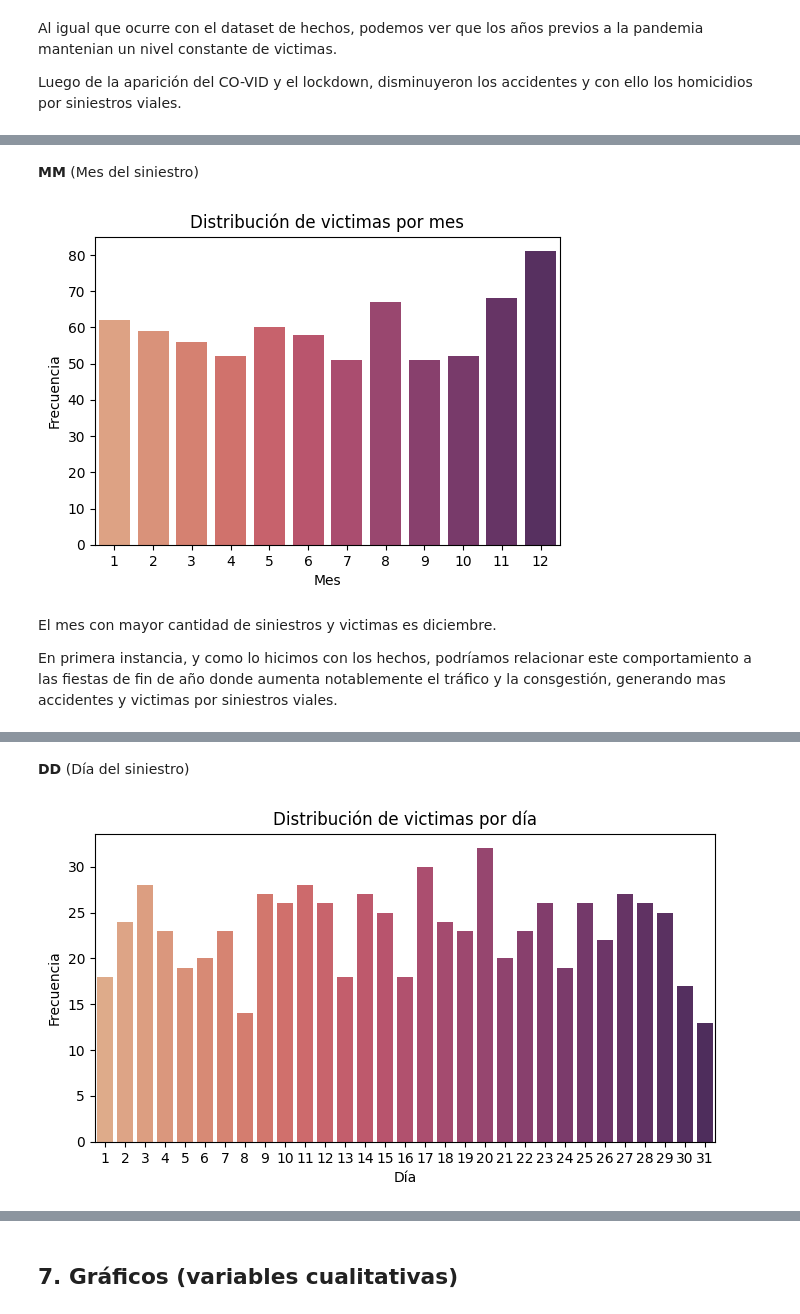
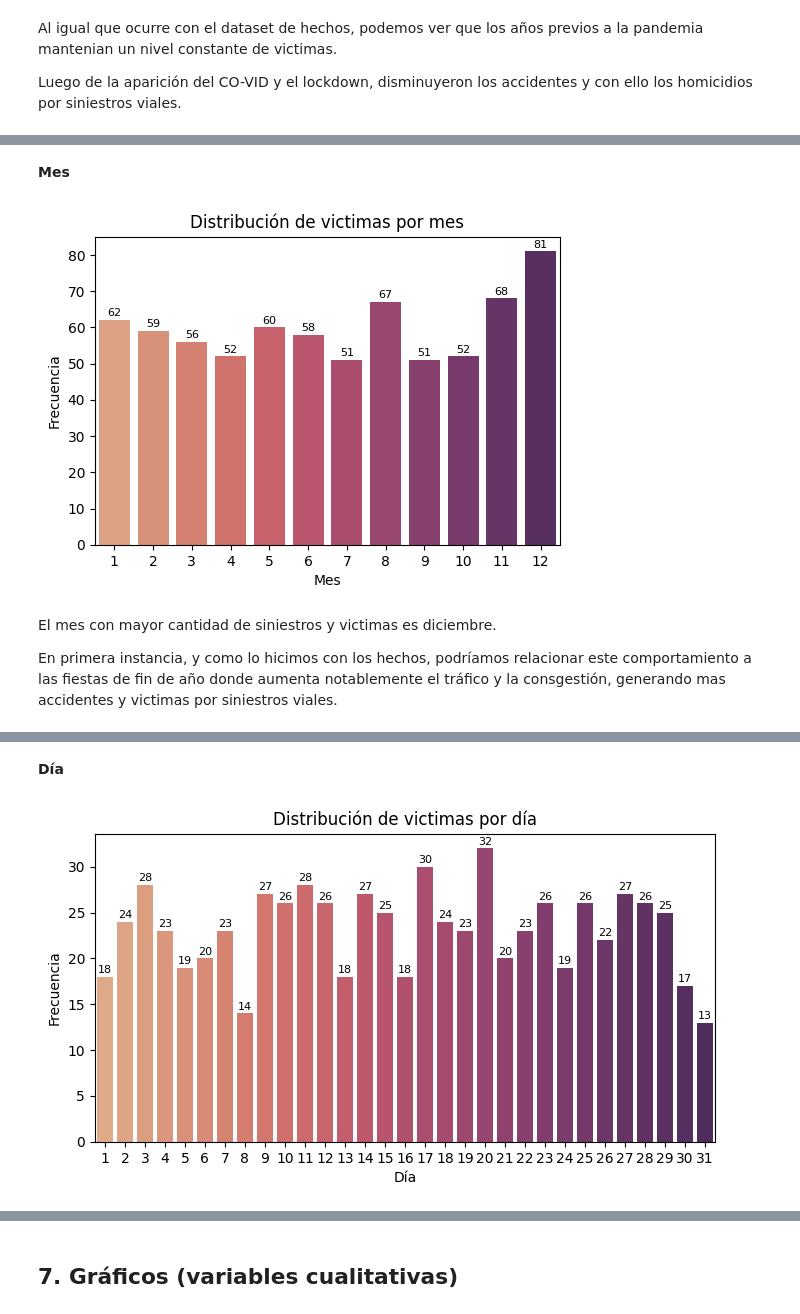
Before and after one commit to JPBertonee/PI_DA_Henry, a Jupyter notebook: EDA_Victimas.ipynb, the cells around one changed output, grey strips where cells are left out. Drawn from its saved outputs; the diff is of its cells as text; code cells hidden in the pictures.

```diff
--- a/EDA_Victimas.ipynb
+++ b/EDA_Victimas.ipynb
@@ -94,6 +92,17 @@ df.columns
 Index(['ID_hecho', 'FECHA', 'AAAA', 'MM', 'DD', 'ROL', 'VICTIMA', 'SEXO',
        'EDAD', 'FECHA_FALLECIMIENTO'],
       dtype='object')
+# %%
+# Se coloca la primera en mayúscula
+df.columns = [x.capitalize() for x in df.columns]
+# Se reemplazan los guiones por espacios
+df.columns = df.columns.str.replace('_', ' ')
+# Se renombran algunas columnas
+df = df.rename(columns={'Id hecho': 'Id',
+                        'Aaaa':'Año',
+                        'Mm':'Mes',
+                        'Dd':'Día',
+                        'Victima':'Víctima'})
 # %% [markdown]
 <p>
 
@@ -155,5 +164,5 @@ Para la columna 'EDAD', imputraremos a los SD un valor numerico que identifique
 
 Hacemos esto para poder trabajar la columna EDAD como numero si es necesario hacer algun promedio o sacar valores estadisticos.
 # %%
-df['EDAD'] = df['EDAD'].replace('SD', np.nan)
+df['Edad'] = df['Edad'].replace('SD', np.nan)
 # %%
@@ -344,7 +359,12 @@ El gráfico nos revela que el rango de edad con mayor cantidad de victimas es en
 # %%
 plt.figure(figsize=(6, 4))
 
-sns.countplot(df, x='AAAA', palette="flare")
+graf = sns.countplot(df, x='Año', palette="flare")
+
+for p in graf.patches:
+    graf.annotate(f'{int(p.get_height())}', (p.get_x() + p.get_width() / 2., p.get_height()),
+                ha='center', va='center', fontsize=8, color='black', xytext=(0, 5),
+                textcoords='offset points')
 
 plt.xlabel('Año')
 plt.ylabel('Frecuencia')
@@ -364,11 +384,16 @@ Luego de la aparición del CO-VID y el lockdown, disminuyeron los accidentes y c
 
 </p>
 # %% [markdown]
-**MM** (Mes del siniestro)
+**Mes**
 # %%
 plt.figure(figsize=(6, 4))
 
-sns.countplot(df, x='MM', palette="flare")
+graf = sns.countplot(df, x='Mes', palette="flare")
+
+for p in graf.patches:
+    graf.annotate(f'{int(p.get_height())}', (p.get_x() + p.get_width() / 2., p.get_height()),
+                ha='center', va='center', fontsize=8, color='black', xytext=(0, 5),
+                textcoords='offset points')
 
 plt.xlabel('Mes')
 plt.ylabel('Frecuencia')
@@ -376,7 +401,7 @@ plt.title('Distribución de victimas por mes')
 
 plt.show()
 # %% [output]
-[figure, old version]
+[figure, new version]
 # %% [markdown]
 El mes con mayor cantidad de siniestros y victimas es diciembre.
 
@@ -388,19 +413,24 @@ En primera instancia, y como lo hicimos con los hechos,  podríamos relacionar e
 
 </p>
 # %% [markdown]
-**DD** (Día del siniestro)
+**Día**
 # %%
 plt.figure(figsize=(8, 4))  # Ajustar el tamaño del gráfico si es necesario
 
-sns.countplot(df, x='DD', palette="flare")
+graf = sns.countplot(df, x='Día', palette="flare")
+
+for p in graf.patches:
+    graf.annotate(f'{int(p.get_height())}', (p.get_x() + p.get_width() / 2., p.get_height()),
+                ha='center', va='center', fontsize=8, color='black', xytext=(0, 5),
+                textcoords='offset points')
 
 plt.xlabel('Día')
 plt.ylabel('Frecuencia')
 plt.title('Distribución de victimas por día')
 
 plt.show()
 # %% [output]
-[figure, old version]
+[figure, new version]
 # %% [markdown]
 <p>
 
```
Also changed, not shown: parts of 25 cells of this notebook, 5 other files.
